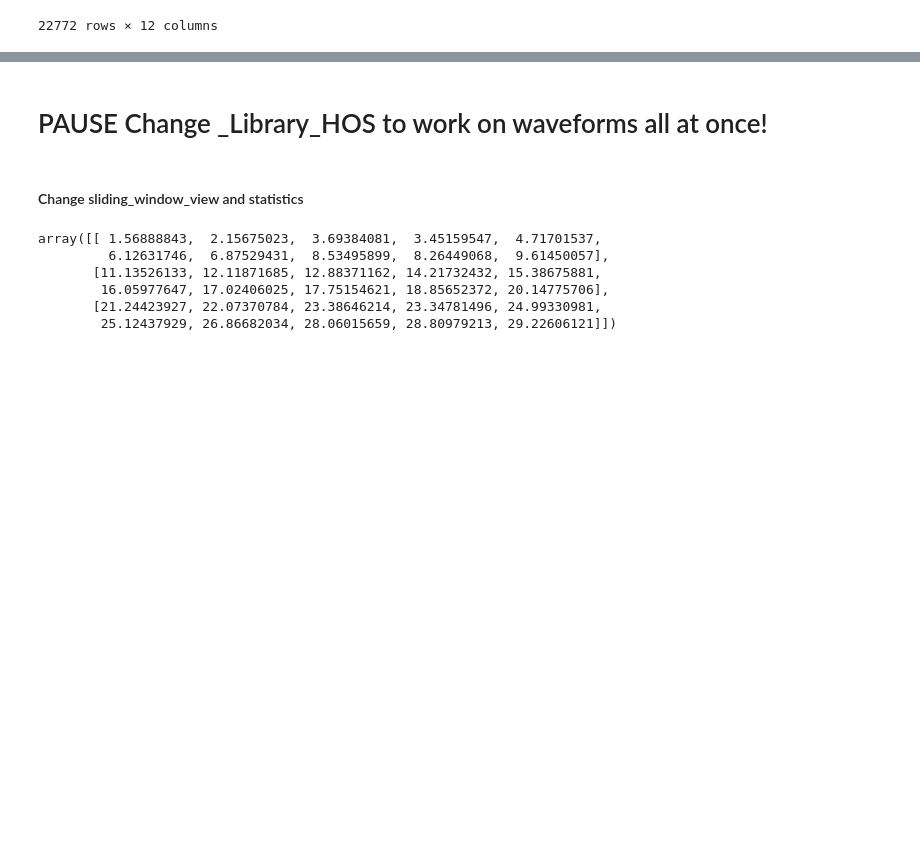
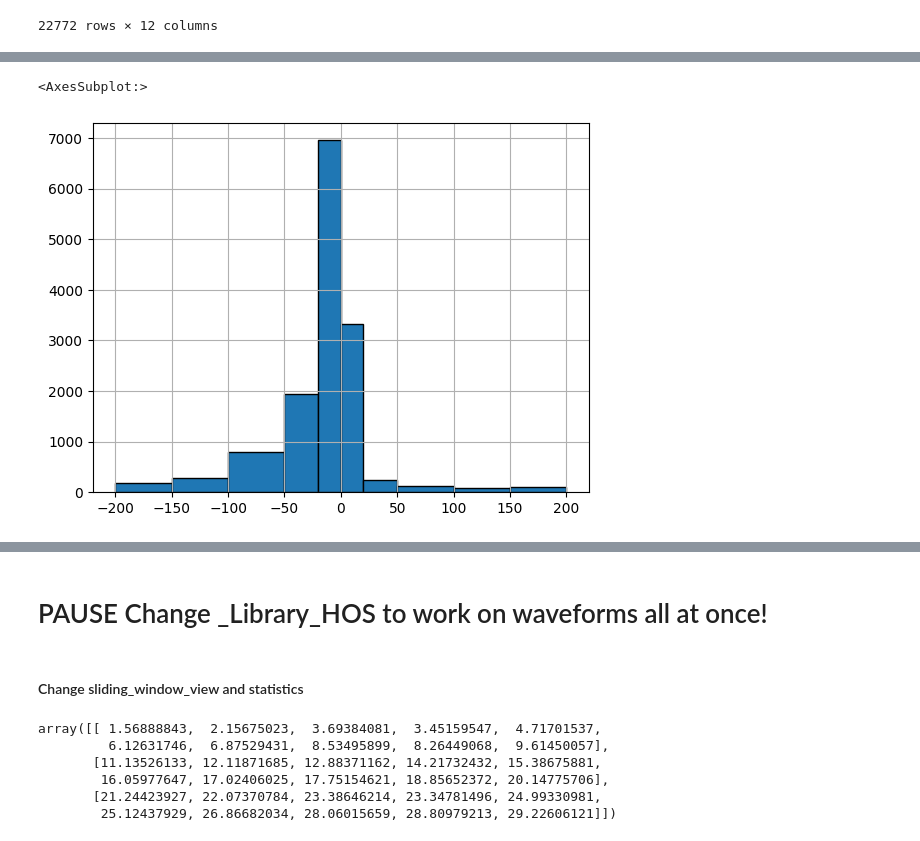
Before and after one commit to Nemenick/primoprogetto, a Jupyter notebook: Codici/_DETECT_HOS.ipynb, the cells around one changed output, grey strips where cells are left out. Cells and saved outputs as stored; diff of their text form; code cells hidden in the pictures; blank space fills up the shorter version.

```diff
--- a/Codici/_DETECT_HOS.ipynb
+++ b/Codici/_DETECT_HOS.ipynb
@@ -239,0 +232,5 @@ plt.ylim((0.4,0.78))
+# %%
+((ons_2["trace_P_arrival_sample"] - ons_2[vedok])).hist(edgecolor="black",bins=[-200,-150,-100,-50,-20,0,20,50,100,150,200])
+# %% [output]
+<AxesSubplot:>
+[figure, added]
```
Also changed, not shown: parts of 16 cells of this notebook, 3 other files.
